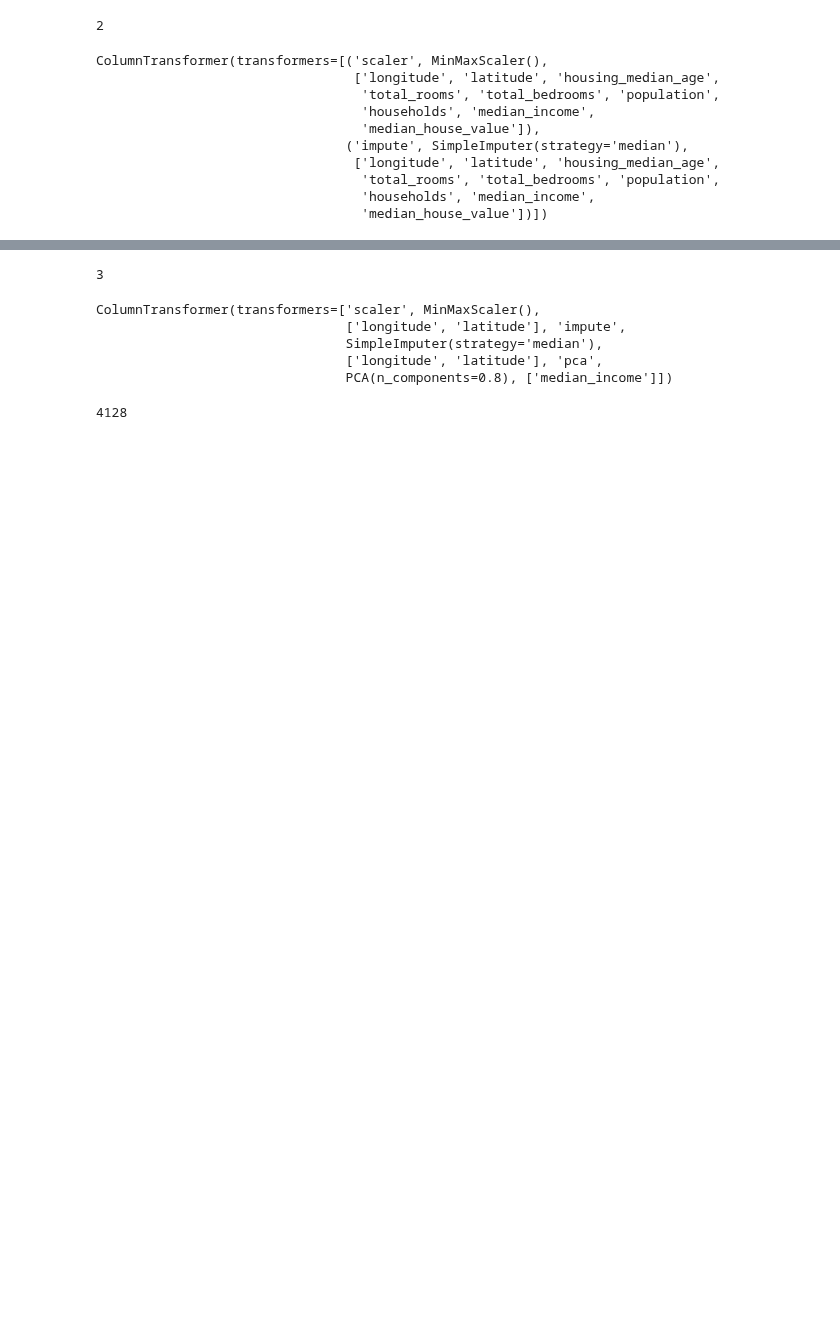
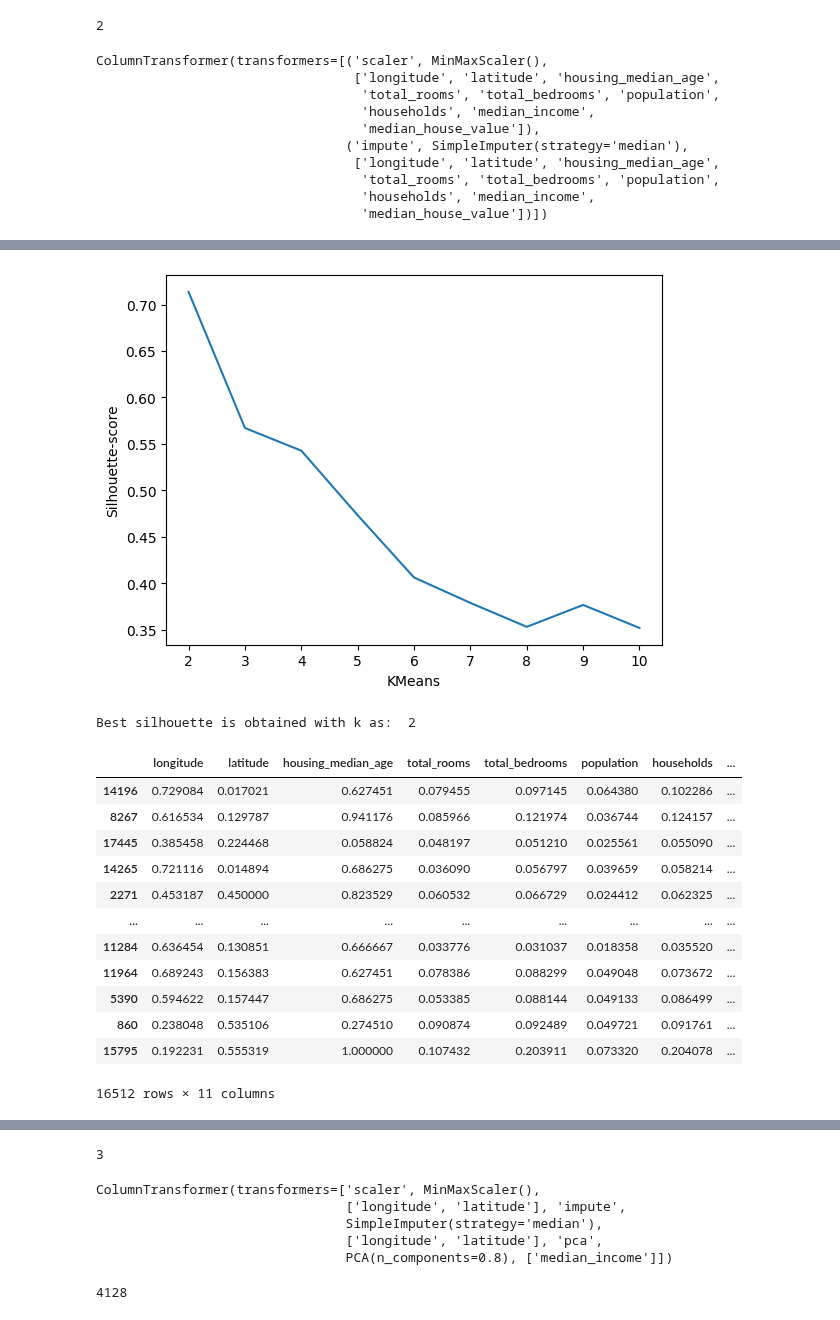
Before and after one commit to B0llemis/MLcode, a Jupyter notebook: Palanthir Experiment.ipynb, the cells around one changed output, grey strips where cells are left out. Drawn from its saved outputs; the diff is of its cells as text; code cells hidden in the pictures; blank space fills up the shorter version.

```diff
--- a/Palanthir Experiment.ipynb
+++ b/Palanthir Experiment.ipynb
@@ -403,0 +437,18 @@ pal.restore()
+# %%
+pal.cluster()
+# %% [output]
+[figure, added]
+Best silhouette is obtained with k as:  2
+|  | longitude | latitude | housing_median_age | total_rooms | total_bedrooms | population | households | ... |
+| 14196 | 0.729084 | 0.017021 | 0.627451 | 0.079455 | 0.097145 | 0.064380 | 0.102286 | ... |
+| 8267 | 0.616534 | 0.129787 | 0.941176 | 0.085966 | 0.121974 | 0.036744 | 0.124157 | ... |
+| 17445 | 0.385458 | 0.224468 | 0.058824 | 0.048197 | 0.051210 | 0.025561 | 0.055090 | ... |
+| 14265 | 0.721116 | 0.014894 | 0.686275 | 0.036090 | 0.056797 | 0.039659 | 0.058214 | ... |
+| 2271 | 0.453187 | 0.450000 | 0.823529 | 0.060532 | 0.066729 | 0.024412 | 0.062325 | ... |
+| ... | ... | ... | ... | ... | ... | ... | ... | ... |
+| 11284 | 0.636454 | 0.130851 | 0.666667 | 0.033776 | 0.031037 | 0.018358 | 0.035520 | ... |
+| 11964 | 0.689243 | 0.156383 | 0.627451 | 0.078386 | 0.088299 | 0.049048 | 0.073672 | ... |
+| 5390 | 0.594622 | 0.157447 | 0.686275 | 0.053385 | 0.088144 | 0.049133 | 0.086499 | ... |
+| 860 | 0.238048 | 0.535106 | 0.274510 | 0.090874 | 0.092489 | 0.049721 | 0.091761 | ... |
+| 15795 | 0.192231 | 0.555319 | 1.000000 | 0.107432 | 0.203911 | 0.073320 | 0.204078 | ... |
+16512 rows × 11 columns
```
Also changed, not shown: parts of 20 cells of this notebook, 1 other file.
